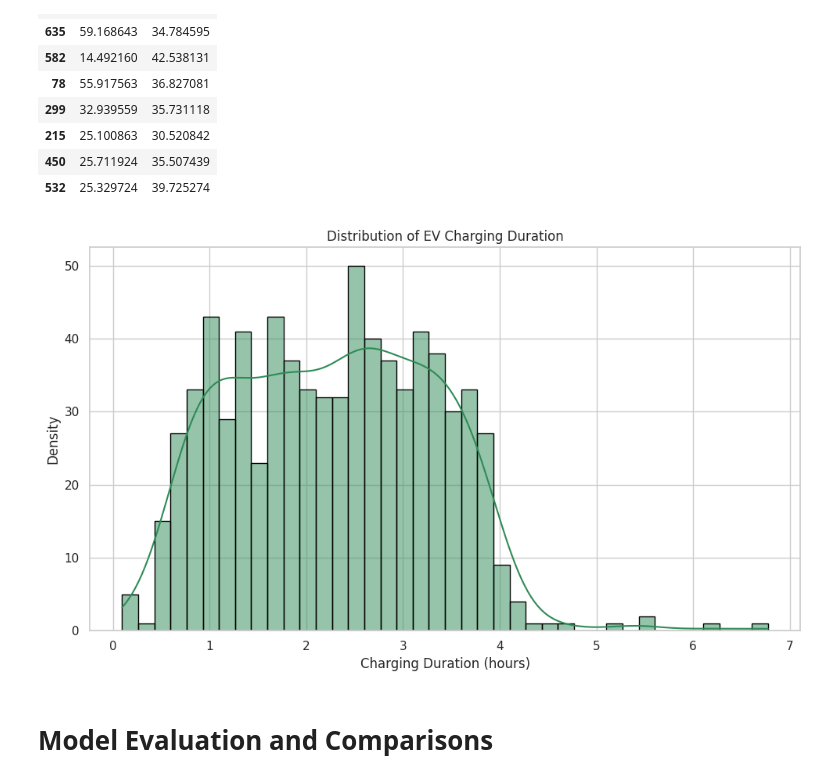
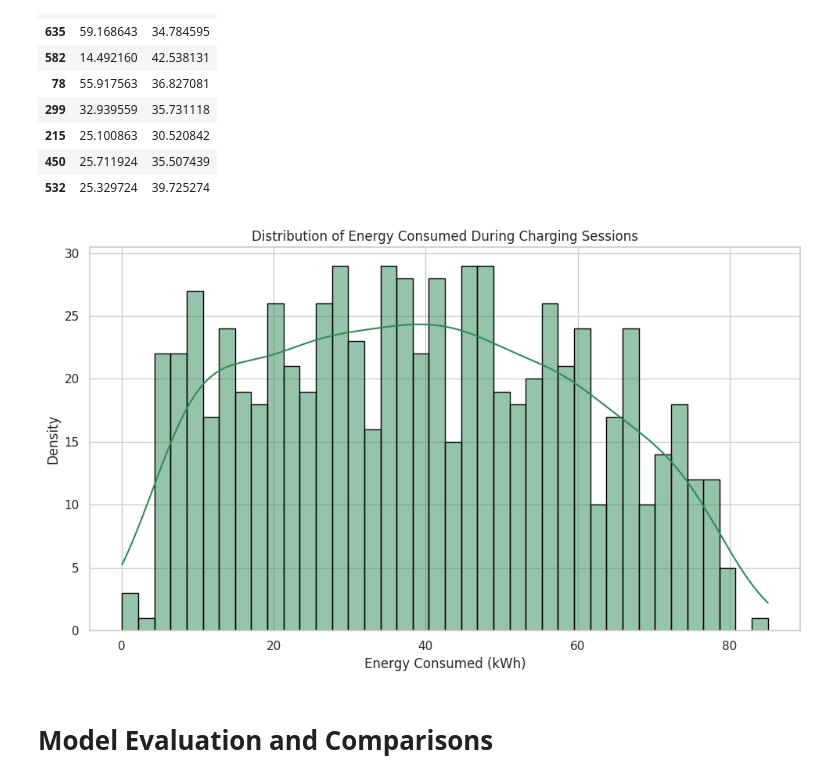
Before and after one commit to amurji22/DS3000_Final_Project, a Jupyter notebook: DS 3000 Final Project/Aaqil/Final_Project_3000.ipynb, the cells around one changed output. Drawn from its saved outputs; the diff is of its cells as text; code cells hidden in the pictures.

```diff
--- a/DS 3000 Final Project/Aaqil/Final_Project_3000.ipynb
+++ b/DS 3000 Final Project/Aaqil/Final_Project_3000.ipynb
@@ -952,15 +952,23 @@ Sample of Actual vs. Predicted Charging Times:
 | 532 | 25.329724 | 39.725274 |
 # %%
 plt.figure(figsize=(10, 6))
-sns.histplot(df["Charging Duration (hours)"], bins=40, kde=True,
-             color='seagreen', edgecolor='black')
-plt.xlabel("Charging Duration (hours)")
+
+sns.histplot(
+    df["Energy Consumed (kWh)"],
+    bins=40,
+    kde=True,
+    color='seagreen',
+    edgecolor='black'
+)
+
+plt.xlabel("Energy Consumed (kWh)")
 plt.ylabel("Density")
-plt.title("Distribution of EV Charging Duration")
+plt.title("Distribution of Energy Consumed During Charging Sessions")
+
 plt.tight_layout()
 plt.show()
 # %% [output]
-[figure, old version]
+[figure, new version]
 # %% [markdown]
 # Model Evaluation and Comparisons
 # %%
```
